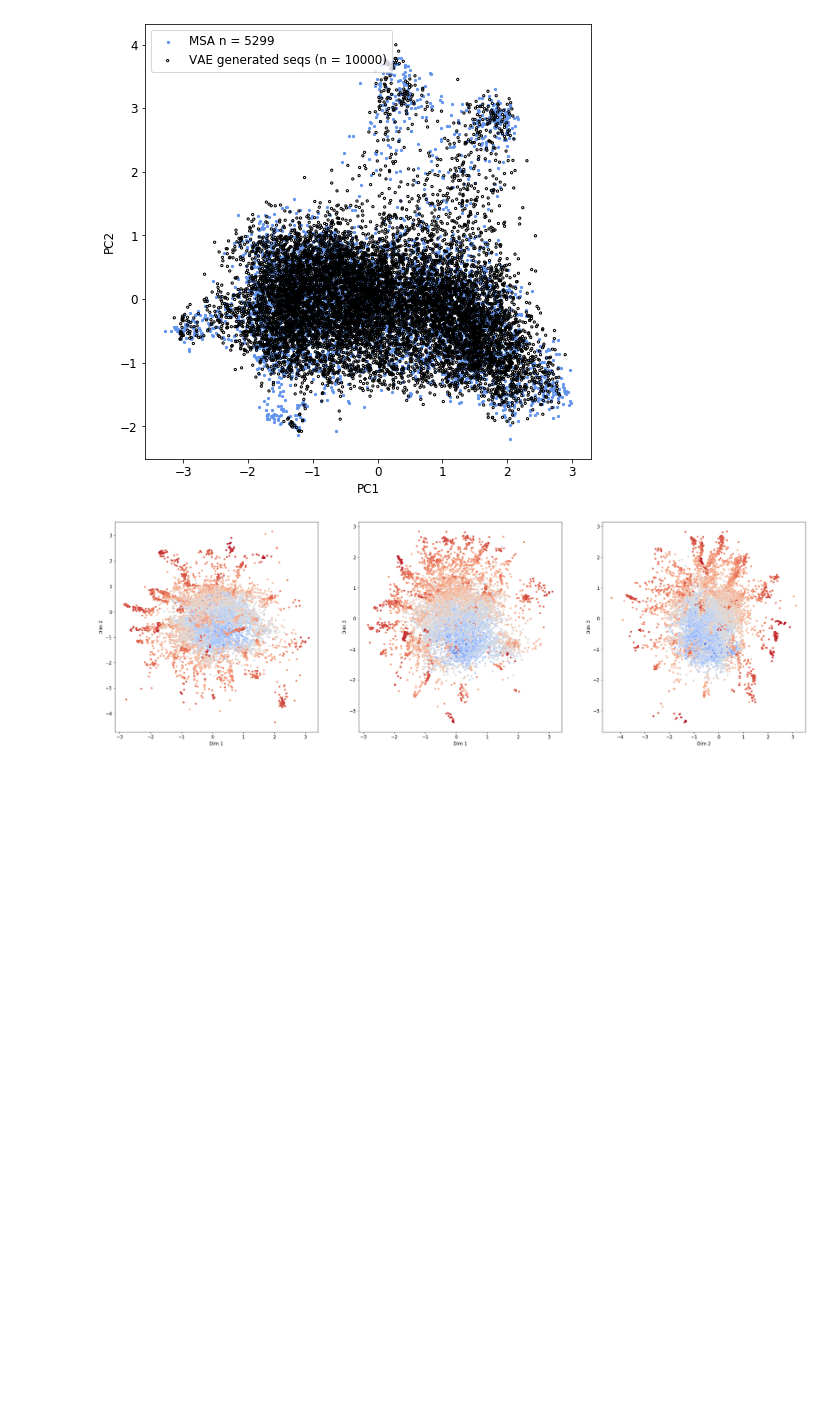
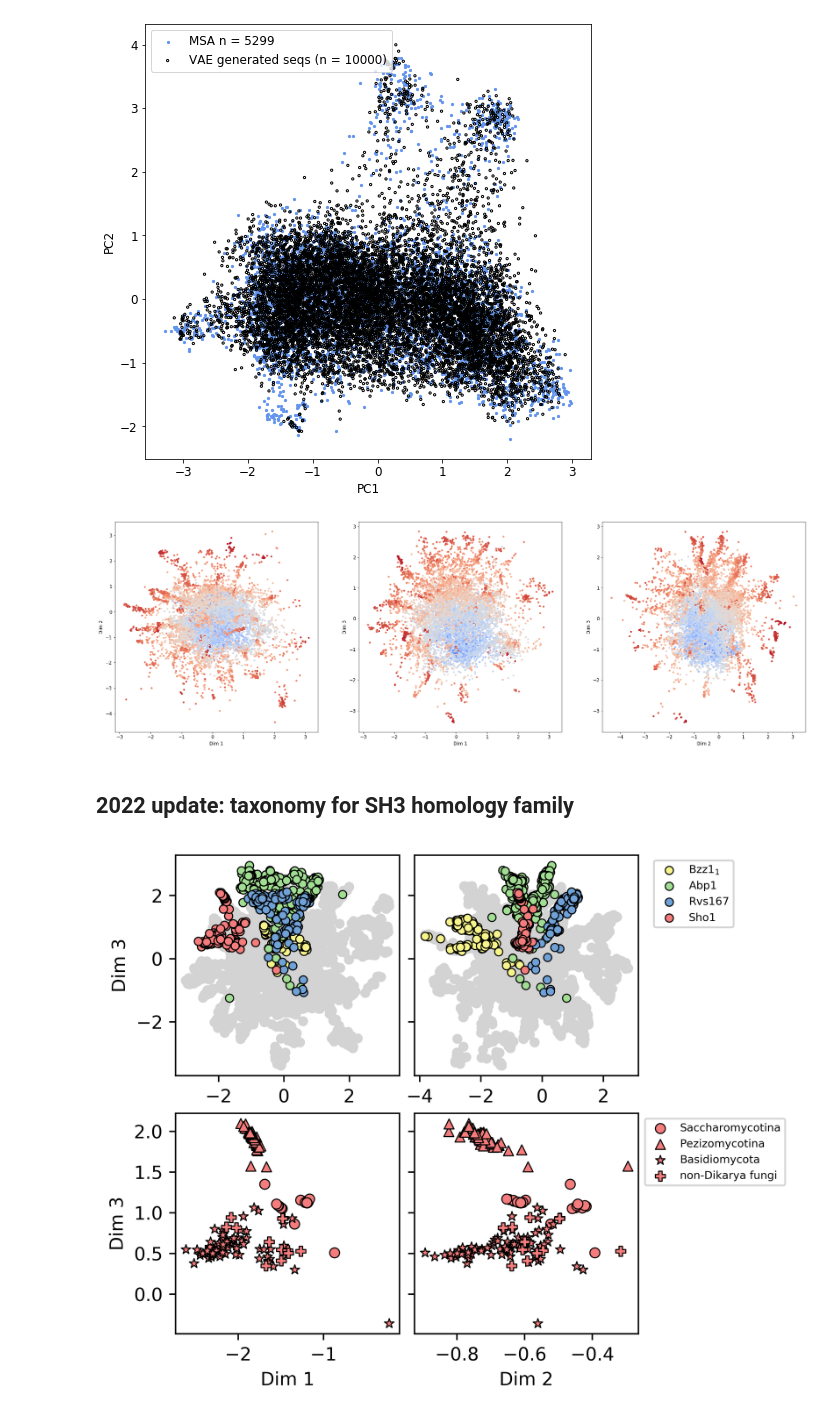
Before and after one commit to ranganathanlab/VAEforDesign, a Jupyter notebook: VAE_SH3.ipynb, the cells around one changed output. Drawn from its saved outputs; the diff is of its cells as text; code cells hidden in the pictures; blank space fills up the shorter version.

Commit message:
add taxonomy analysis

```diff
--- a/VAE_SH3.ipynb
+++ b/VAE_SH3.ipynb
@@ -833,3 +833,5 @@ axs[2].set_ylabel('Dim 3')
 plt.show()
 # %% [output]
 [figure]
+# %% [markdown]
+## 2022 update: taxonomy for SH3 homology family
@@ -835,0 +845,47 @@ plt.show()
+# %%
+ortho_list = nat_7865['orthologous_group'].tolist()
+u_o = np.unique(ortho_list)[:-1]
+cdict=np.arange(len(u_o))
+
+z_x, z_y = [0,0,1], [1,2,2]
+# %%
+phylogeny = ['Saccharomycotina', 'Pezizomycotina', 'Basidiomycota']
+
+nat_7865['PhyGroup'] = np.nan
+for j in range(len(phylogeny)):
+    filter_1 = nat_7865['Phylogeny'].str.contains(phylogeny[j])
+    nat_7865.loc[filter_1,'PhyGroup'] = phylogeny[j]
+
+nodik = 'non-Dikarya fungi'
+phylogeny.append(nodik)
+filter_2 = ~nat_7865['Phylogeny'].str.contains('Dikarya')
+filter_3 = nat_7865['Phylogeny'].str.contains('Fungi')
+nat_7865.loc[filter_2 & filter_3,'PhyGroup'] = nodik
+# %%
+fig, ax = plt.subplots(2,2,figsize=(5.4,4.2),
+                       gridspec_kw=dict(height_ratios=[2,2],width_ratios=[2,2]),dpi=600)
+for j in range(2):
+    ax[0,j].scatter(z_nat_7865[:,j], z_nat_7865[:,2], c = 'lightgray', s = 20)
+    ax[j,0].set_ylabel('Dim 3')
+    for g in range(4):
+        ix = np.where(np.array(ortho_list) == ['KOG3565_1','KOG3655','KOG3771','NOG09120'][g])[0]
+        ax[0,j].scatter(z_nat_7865[ix,j], z_nat_7865[ix,2],
+                        c = ['#f7f48b','#a1de93','#70a1d7','#f47c7c'][g],
+                        label = [r'Bzz1$_{1}$','Abp1','Rvs167','Sho1'][g], edgecolor = 'k', linewidth=0.6,s = 20)
+
+        ix = np.where((nat_7865['PhyGroup'] == phylogeny[g]) & (nat_7865['orthologous_group'] == 'NOG09120'))[0]
+        ax[1,j].scatter(z_nat_7865[ix,j], z_nat_7865[ix,2],
+                        marker = ['o','^','*','P'][g], c = '#f47c7c',
+                        label = phylogeny[g], edgecolor = 'k', linewidth=0.6,s = 30)
+
+ax[0,1].legend(loc='upper right', bbox_to_anchor=(1.45, 1),fontsize=6)
+ax[1,1].legend(loc='upper right', bbox_to_anchor=(1.68, 1),fontsize=6)
+ax[1,0].set_xlabel('Dim 1')
+ax[1,1].set_xlabel('Dim 2')
+plt.setp(ax[0,1].get_yticklabels(), visible=False)
+plt.setp(ax[1,1].get_yticklabels(), visible=False)
+plt.tight_layout(pad=.4)
+#plt.savefig('../VAE_design_paper/Fig1/latent_3.svg')
+plt.show()
+# %% [output]
+[figure, added]
```
Also changed, not shown: parts of 4 cells of this notebook, 1 other file.
